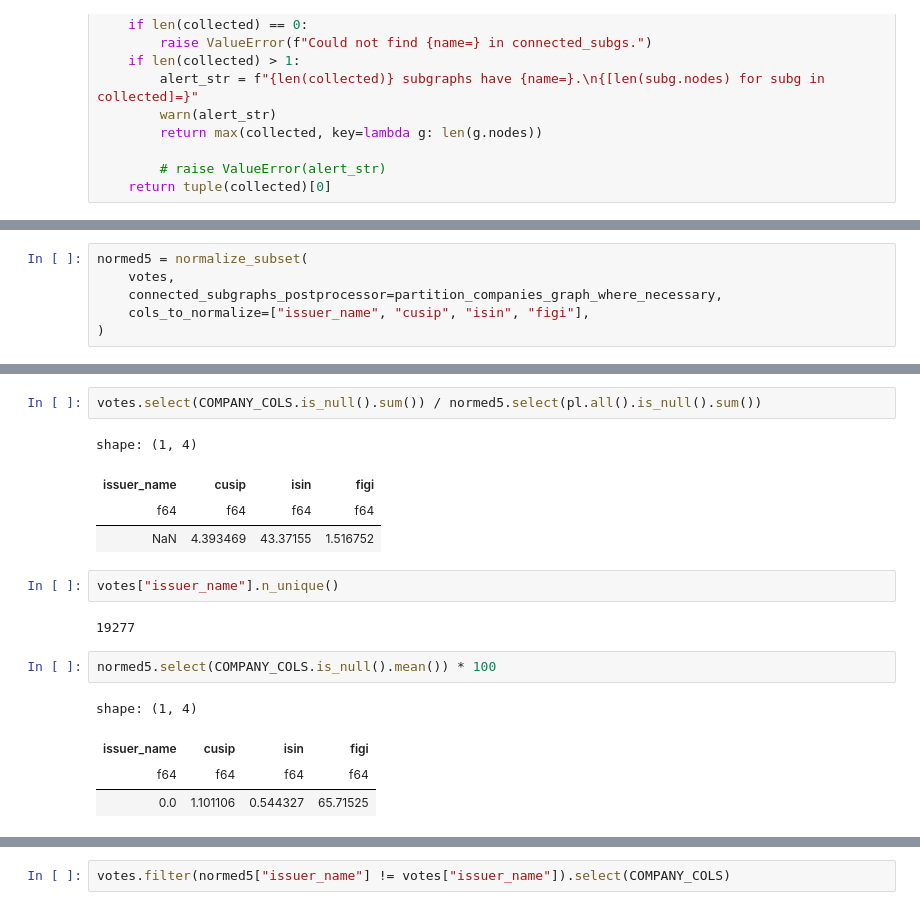
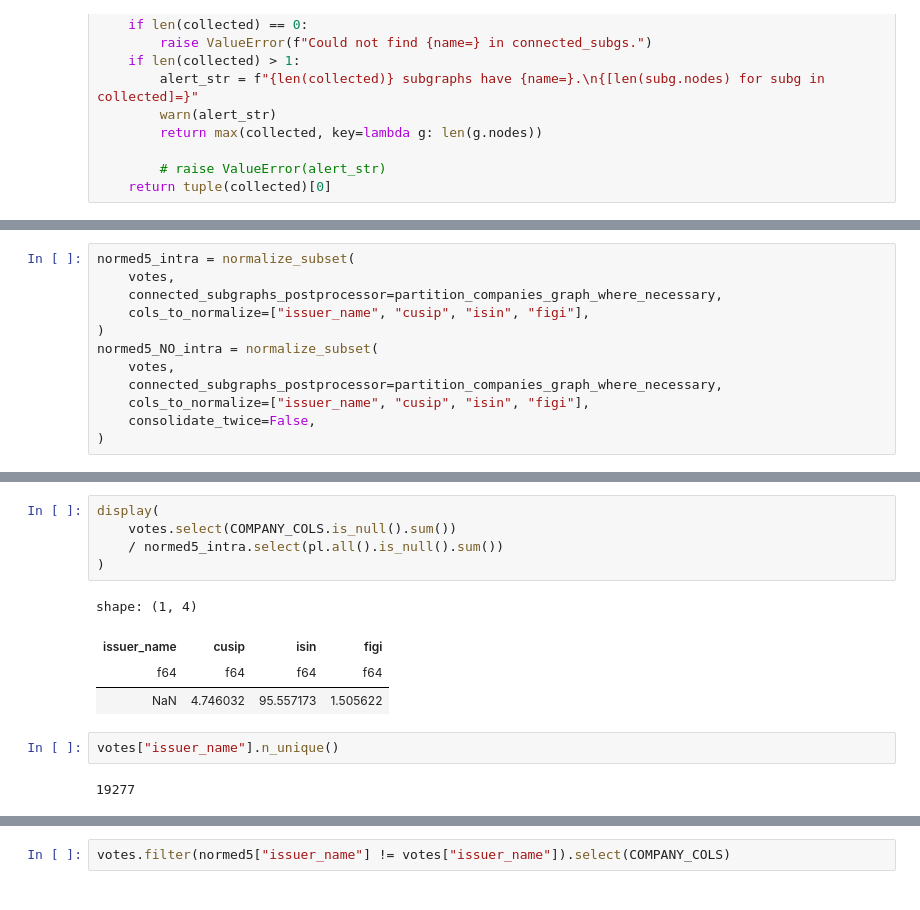
Before and after one commit to CenterforActiveStewardship/record-consolidation, a Jupyter notebook: t_improve_record_consolidation5.ipynb, the cells around one changed output, grey strips where cells are left out. Drawn from its saved outputs; the diff is of its cells as text.

```diff
--- a/t_improve_record_consolidation5.ipynb
+++ b/t_improve_record_consolidation5.ipynb
@@ -53,7 +79,13 @@ MEETING_COLS = pl.col(["issuer_name", "meeting_date", "cusip", "isin", "figi"])
 # %%
-normed5 = normalize_subset(
+normed5_intra = normalize_subset(
     votes,
     connected_subgraphs_postprocessor=partition_companies_graph_where_necessary,
     cols_to_normalize=["issuer_name", "cusip", "isin", "figi"],
 )
+normed5_NO_intra = normalize_subset(
+    votes,
+    connected_subgraphs_postprocessor=partition_companies_graph_where_necessary,
+    cols_to_normalize=["issuer_name", "cusip", "isin", "figi"],
+    consolidate_twice=False,
+)
 # %% [output]
@@ -62,18 +196,14 @@ new_null_count=524_700, og_null_count=997_930
 # %%
-votes.select(COMPANY_COLS.is_null().sum()) / normed5.select(pl.all().is_null().sum())
+display(
+    votes.select(COMPANY_COLS.is_null().sum())
+    / normed5_intra.select(pl.all().is_null().sum())
+)
 # %% [output]
 shape: (1, 4)
 | issuer_name | cusip | isin | figi |
 | f64 | f64 | f64 | f64 |
-| NaN | 4.393469 | 43.37155 | 1.516752 |
+| NaN | 4.746032 | 95.557173 | 1.505622 |
 # %%
 votes["issuer_name"].n_unique()
 # %% [output]
 19277
-# %%
-normed5.select(COMPANY_COLS.is_null().mean()) * 100
-# %% [output]
-shape: (1, 4)
-| issuer_name | cusip | isin | figi |
-| f64 | f64 | f64 | f64 |
-| 0.0 | 1.101106 | 0.544327 | 65.71525 |
```
Also changed, not shown: parts of 21 cells of this notebook, 3 other files.
